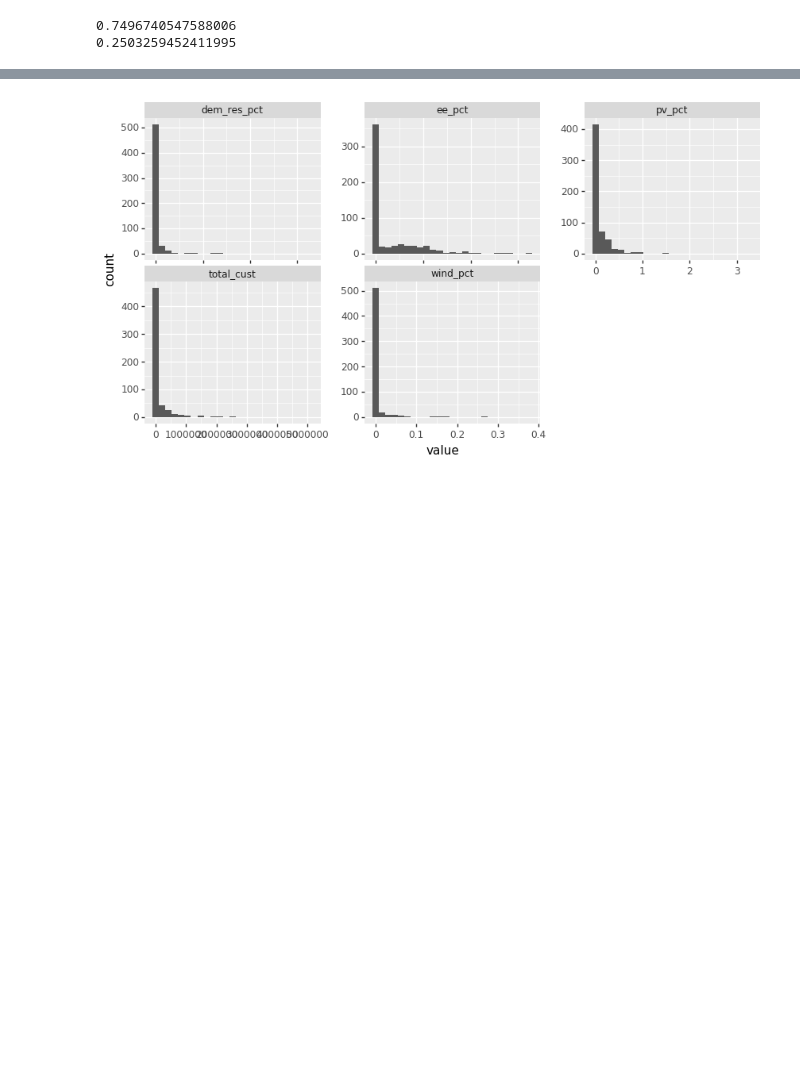
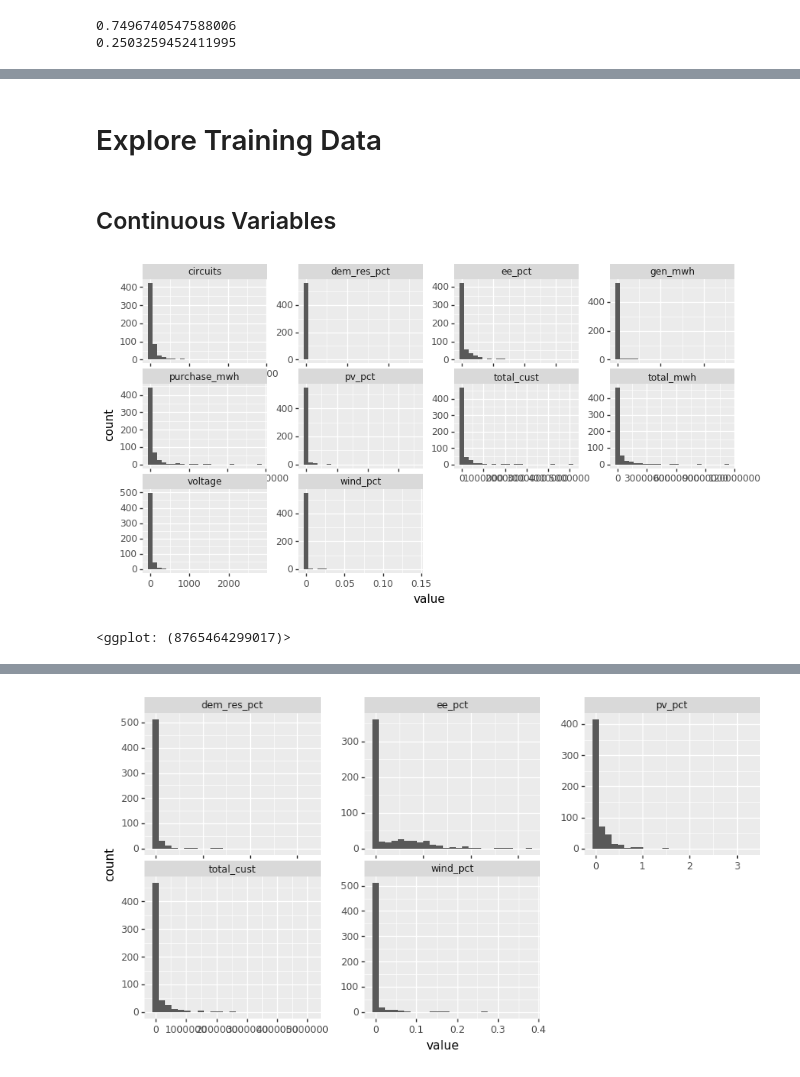
Before and after one commit to gloriadli/DS1_Final_Project, a Jupyter notebook: Data-Modelling.ipynb, the cells around one changed output, grey strips where cells are left out. Saved outputs shown, nothing was run; the diff lists cells and outputs as text; code cells hidden in the pictures; blank space fills up the shorter version.

```diff
--- a/Data-Modelling.ipynb
+++ b/Data-Modelling.ipynb
@@ -57,3 +88,12 @@ df_19.describe()
+# %%
+# convert object variables to categories
+for col in df_19.select_dtypes(include="object"):
+    df_19[col] = df_19[col].astype('category')
 # %%
 y = df_19['saidi_nomed']
-X = df_19[['total_cust','pv_pct','wind_pct','ee_pct','dem_res_pct']]
+X = df_19[['ba','state','type','total_mwh',
+           'nerc','gen_mwh','purchase_mwh',
+           'circuits','voltage',
+           'total_cust','pv_pct',
+           'wind_pct','ee_pct',
+           'dem_res_pct']]
@@ -217,0 +153,18 @@ pd.DataFrame({
+# %% [markdown]
+# Explore Training Data
+# %% [markdown]
+## Continuous Variables
+# %%
+# Plot the continuous variables
+df_num = train_X.select_dtypes(include="number").melt()
+
+(
+    ggplot(df_num,aes(x="value")) +
+    geom_histogram(bins=25) +
+    facet_wrap("variable",scales='free') +
+    theme(figure_size=(10,5),
+          subplots_adjust={'wspace':0.25})
+)
+# %% [output]
+[figure, added]
+<ggplot: (8765464299017)>
```
Also changed, not shown: parts of 111 cells of this notebook, 2 other files.
